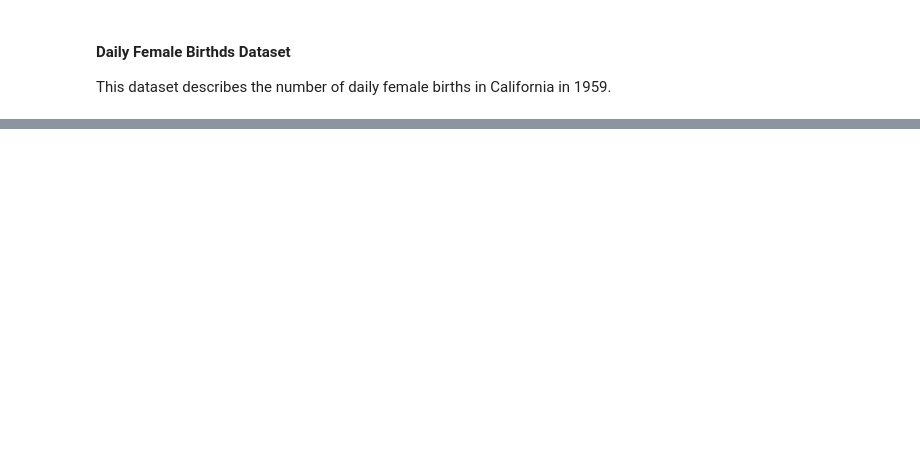
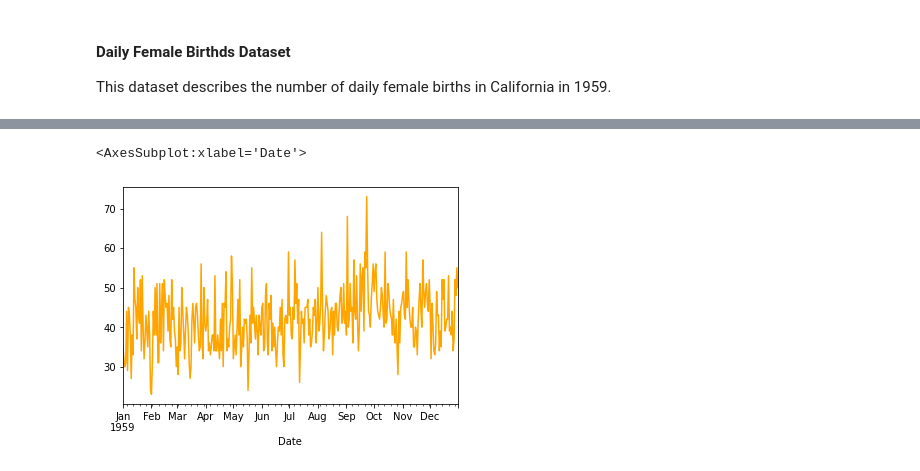
Before and after one commit to Enrique1987/time-series-forecasting-python, a Jupyter notebook: 1_time_series_forecasting_with_python/code/05_Moving_average_smoothing.ipynb, the cells around one changed output, grey strips where cells are left out. Saved outputs shown, nothing was run; the diff lists cells and outputs as text; code cells hidden in the pictures; blank space fills up the shorter version.

Commit message:
feat: moving average

```diff
--- a/1_time_series_forecasting_with_python/code/05_Moving_average_smoothing.ipynb
+++ b/1_time_series_forecasting_with_python/code/05_Moving_average_smoothing.ipynb
@@ -44,11 +44,0 @@ Moving average can be used as a data preparation technique to create a smoothed
-# %%
-from pandas import read_csv
-from datetime import datetime
-from matplotlib import pyplot
-pyplot.rcParams['figure.figsize'] = [13, 7]
-import os
-
-data = os.environ.get('data') # avoid personal information in the notebook
-data_path = data + '\\01_TimeSeries\\2-airline-passengers.csv'
-series = read_csv(data_path, header=0, index_col=0, parse_dates=True,squeeze=True)
-series.head(n=7)
@@ -91,0 +45,9 @@ pyplot.figure(1)
+# %%
+# moving average smoothing as data preparation
+from pandas import read_csv
+from matplotlib import pyplot
+import os
+
+data = os.environ.get('data') # avoid personal information in the notebook
+data_path = data + '\\01_TimeSeries\\1-daily-total-female-births.csv'
+series = read_csv(data_path, header=0, index_col=0, parse_dates=True, squeeze=True)
@@ -91,0 +90,6 @@ pyplot.figure(1)
+# %%
+# plot original and transformed dataset
+series.plot(color='orange')
+# %% [output]
+<AxesSubplot:xlabel='Date'>
+[figure, added]
```
Also changed, not shown: parts of 12 cells of this notebook.
